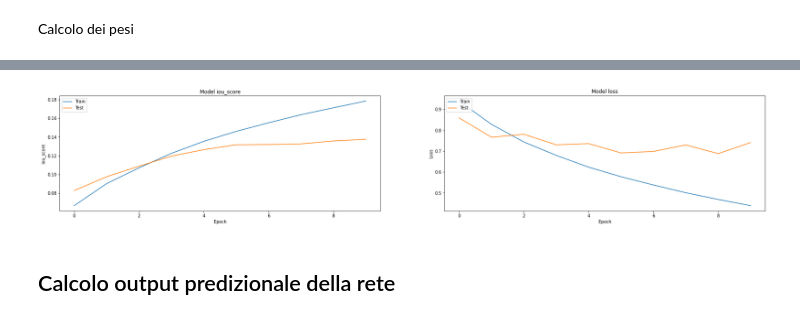
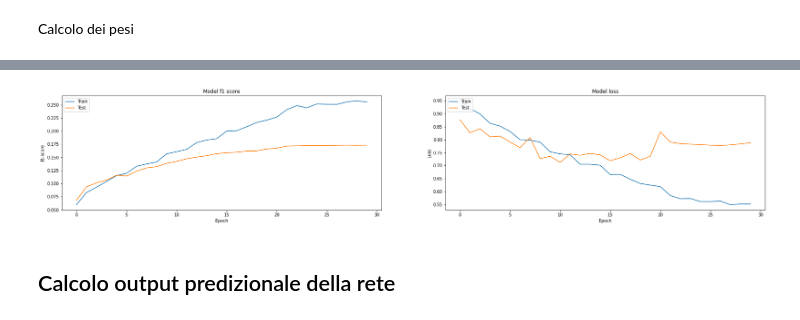
Before and after one commit to marza1993/surface_normal_transfer, a Jupyter notebook: models/normal_estimation_classification_nneigh_pad_preload_augm.ipynb, the cells around one changed output, grey strips where cells are left out. Cells and saved outputs as stored; diff of their text form; code cells hidden in the pictures.

```diff
--- a/models/normal_estimation_classification_nneigh_pad_preload_augm.ipynb
+++ b/models/normal_estimation_classification_nneigh_pad_preload_augm.ipynb
@@ -280,8 +287,8 @@ callbacks = [
 # train model
 history = model.fit_generator(
     train_dataloader,
-    steps_per_epoch=len(train_dataloader),
-    epochs=EPOCHS,
+    steps_per_epoch=len(train_dataloader)/3,
+    epochs=EPOCHS*3,
     callbacks=callbacks,
     validation_data=valid_dataloader,
     validation_steps=len(valid_dataloader),
@@ -289,25 +314,25 @@ history = model.fit_generator(
 # %%
 # Plot training & validation iou_score values
 plt.figure(figsize=(30, 5))
 plt.subplot(121)
-plt.plot(history.history['iou_score'])
-plt.plot(history.history['val_iou_score'])
-plt.title('Model iou_score')
-plt.ylabel('iou_score')
+plt.plot(history.history['f1-score'])
+plt.plot(history.history['val_f1-score'])
+plt.title('Model f1 score')
+plt.ylabel('f1-score')
 plt.xlabel('Epoch')
 plt.legend(['Train', 'Test'], loc='upper left')
 
 # Plot training & validation loss values
 plt.subplot(122)
 plt.plot(history.history['loss'])
 plt.plot(history.history['val_loss'])
 plt.title('Model loss')
 plt.ylabel('Loss')
 plt.xlabel('Epoch')
 plt.legend(['Train', 'Test'], loc='upper left')
 plt.show()
 # %% [output]
-[figure, old version]
+[figure, new version]
 # %% [markdown]
 ## Calcolo output predizionale della rete
 # %%
```
Also changed, not shown: parts of 7 cells of this notebook, 1 other file.
